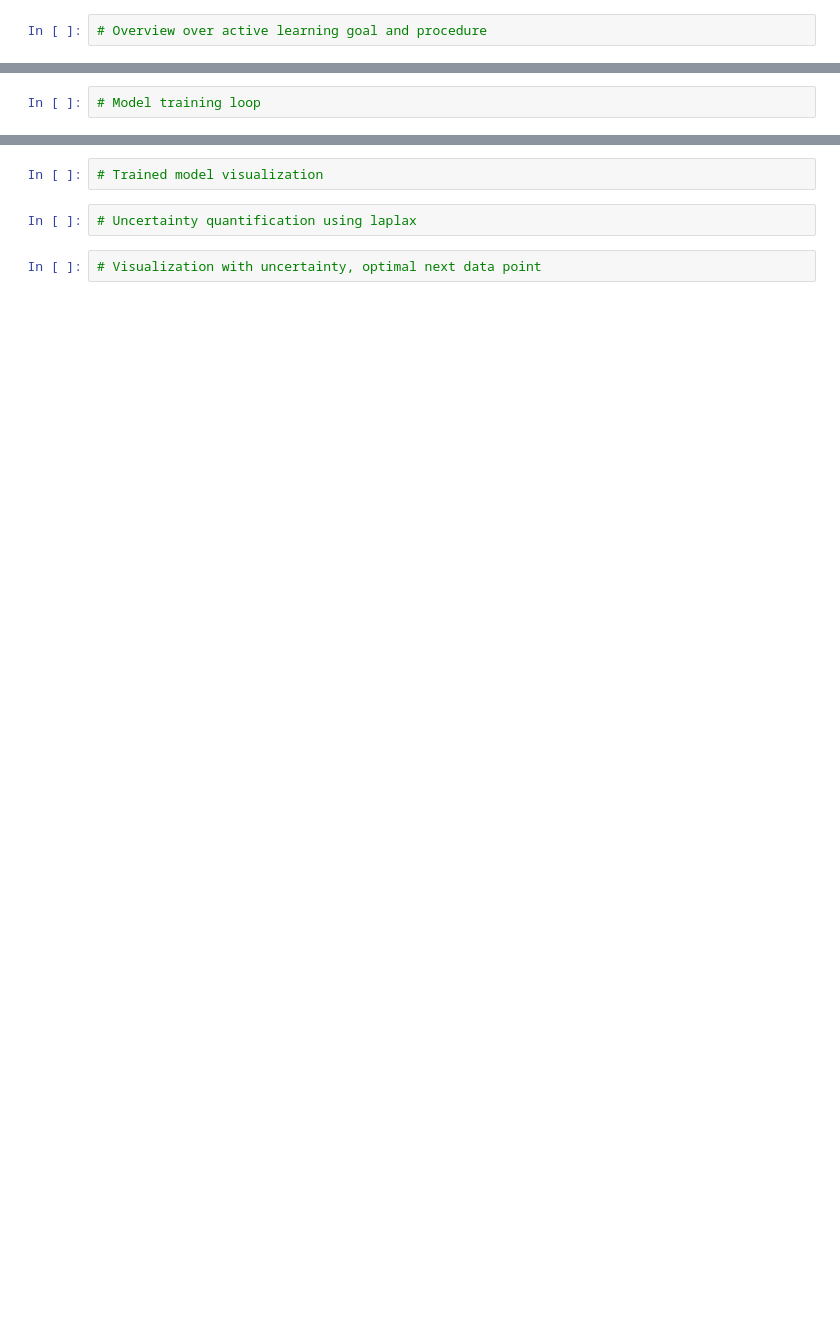
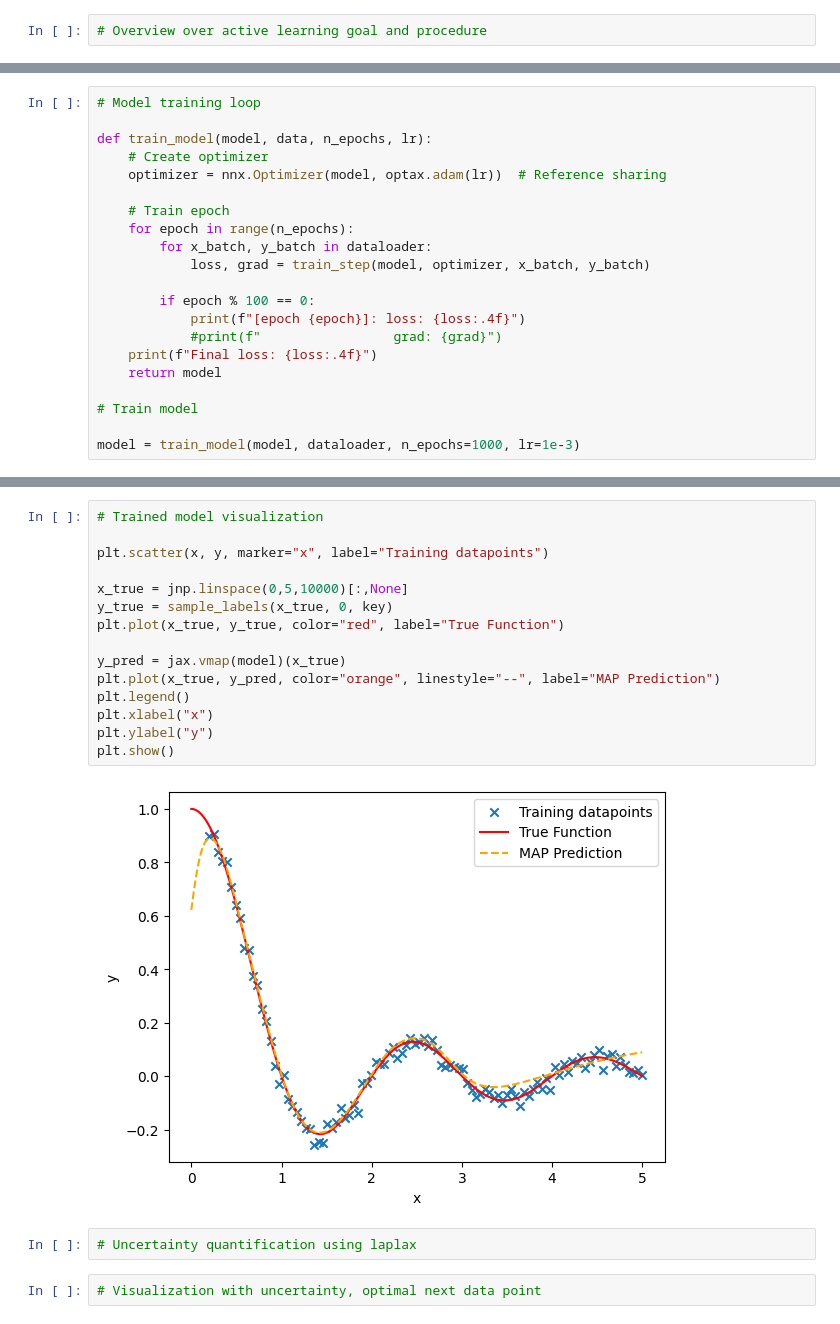
Before and after one commit to laplax-org/laplax, a Jupyter notebook: examples/0003_laplax_for_active_learning.ipynb, the cells around one changed output, grey strips where cells are left out. Drawn from its saved outputs; the diff is of its cells as text; blank space fills up the shorter version.

Commit message:
Create synthetic dataset + model for active learning example

```diff
--- a/examples/0003_laplax_for_active_learning.ipynb
+++ b/examples/0003_laplax_for_active_learning.ipynb
@@ -10,2 +75,21 @@
 # %%
 # Model training loop
+
+def train_model(model, data, n_epochs, lr):
+    # Create optimizer
+    optimizer = nnx.Optimizer(model, optax.adam(lr))  # Reference sharing
+
+    # Train epoch
+    for epoch in range(n_epochs):
+        for x_batch, y_batch in dataloader:
+            loss, grad = train_step(model, optimizer, x_batch, y_batch)
+
+        if epoch % 100 == 0:
+            print(f"[epoch {epoch}]: loss: {loss:.4f}")
+            #print(f"                 grad: {grad}")
+    print(f"Final loss: {loss:.4f}")
+    return model
+
+# Train model
+
+model = train_model(model, dataloader, n_epochs=1000, lr=1e-3)
@@ -12,5 +108,20 @@
 # %%
 # Trained model visualization
+
+plt.scatter(x, y, marker="x", label="Training datapoints")
+
+x_true = jnp.linspace(0,5,10000)[:,None]
+y_true = sample_labels(x_true, 0, key)
+plt.plot(x_true, y_true, color="red", label="True Function")
+
+y_pred = jax.vmap(model)(x_true)
+plt.plot(x_true, y_pred, color="orange", linestyle="--", label="MAP Prediction")
+plt.legend()
+plt.xlabel("x")
+plt.ylabel("y")
+plt.show()
+# %% [output]
+[figure, added]
 # %%
 # Uncertainty quantification using laplax
 # %%
```
Also changed, not shown: parts of 4 cells of this notebook.
